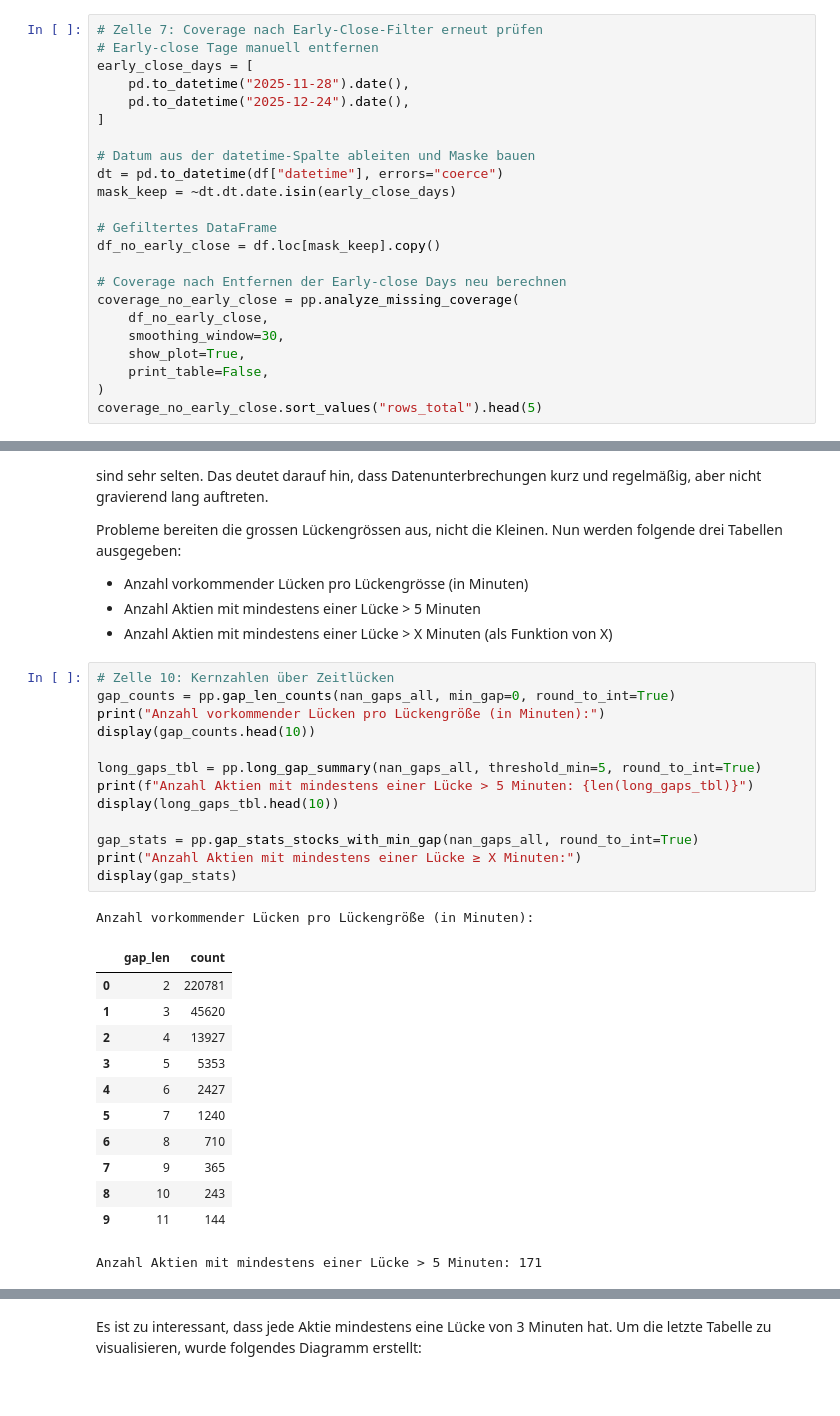
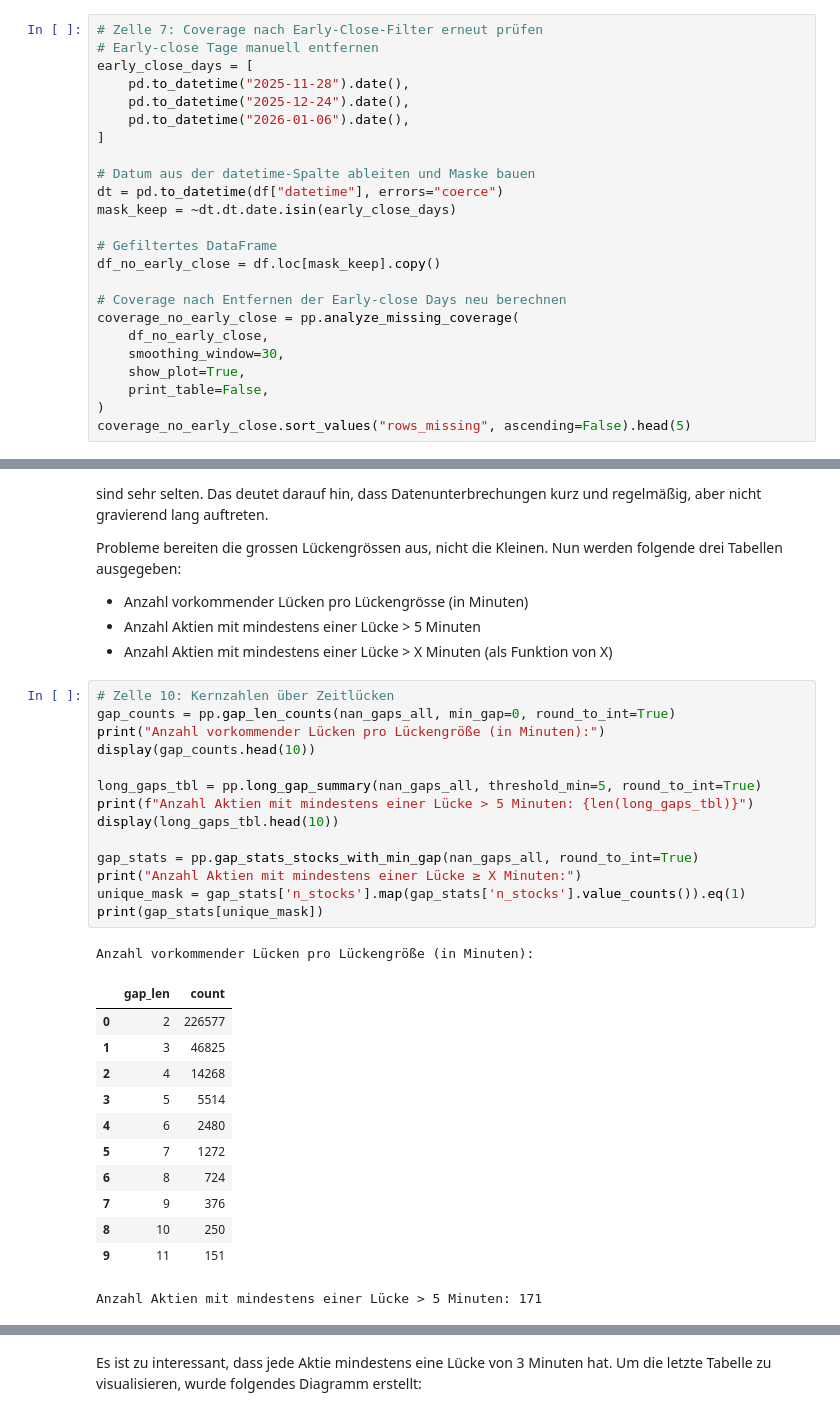
Before and after one commit to RyanMikus/pairs_trading_ml_hs25, a Jupyter notebook: 03_Preprocessing.ipynb, the cells around one changed output, grey strips where cells are left out. Drawn from its saved outputs; the diff is of its cells as text.

```diff
--- a/03_Preprocessing.ipynb
+++ b/03_Preprocessing.ipynb
@@ -139,6 +142,7 @@ An diesen beiden Tagen schloss der Markt früher. Diese beiden Daten werden aus
 early_close_days = [
     pd.to_datetime("2025-11-28").date(),
     pd.to_datetime("2025-12-24").date(),
+    pd.to_datetime("2026-01-06").date(),
 ]
 
 # Datum aus der datetime-Spalte ableiten und Maske bauen
@@ -155,7 +159,7 @@ coverage_no_early_close = pp.analyze_missing_coverage(
     show_plot=True,
     print_table=False,
 )
-coverage_no_early_close.sort_values("rows_total").head(5)
+coverage_no_early_close.sort_values("rows_missing", ascending=False).head(5)
 # %% [output]
 [figure]
 |  | rows_total | rows_missing | missing_% |
@@ -205,28 +211,29 @@ Probleme bereiten die grossen Lückengrössen aus, nicht die Kleinen. Nun werden
 # %%
 # Zelle 10: Kernzahlen über Zeitlücken
 gap_counts = pp.gap_len_counts(nan_gaps_all, min_gap=0, round_to_int=True)
 print("Anzahl vorkommender Lücken pro Lückengröße (in Minuten):")
 display(gap_counts.head(10))
 
 long_gaps_tbl = pp.long_gap_summary(nan_gaps_all, threshold_min=5, round_to_int=True)
 print(f"Anzahl Aktien mit mindestens einer Lücke > 5 Minuten: {len(long_gaps_tbl)}")
 display(long_gaps_tbl.head(10))
 
 gap_stats = pp.gap_stats_stocks_with_min_gap(nan_gaps_all, round_to_int=True)
 print("Anzahl Aktien mit mindestens einer Lücke ≥ X Minuten:")
-display(gap_stats)
+unique_mask = gap_stats['n_stocks'].map(gap_stats['n_stocks'].value_counts()).eq(1)
+print(gap_stats[unique_mask])
 # %% [output]
 Anzahl vorkommender Lücken pro Lückengröße (in Minuten):
 |  | gap_len | count |
-| 0 | 2 | 220781 |
-| 1 | 3 | 45620 |
-| 2 | 4 | 13927 |
-| 3 | 5 | 5353 |
-| 4 | 6 | 2427 |
-| 5 | 7 | 1240 |
-| 6 | 8 | 710 |
-| 7 | 9 | 365 |
-| 8 | 10 | 243 |
-| 9 | 11 | 144 |
+| 0 | 2 | 226577 |
+| 1 | 3 | 46825 |
+| 2 | 4 | 14268 |
+| 3 | 5 | 5514 |
+| 4 | 6 | 2480 |
+| 5 | 7 | 1272 |
+| 6 | 8 | 724 |
+| 7 | 9 | 376 |
+| 8 | 10 | 250 |
+| 9 | 11 | 151 |
 Anzahl Aktien mit mindestens einer Lücke > 5 Minuten: 171
 |  | symbol | n_gaps | max_gap |
```
Also changed, not shown: parts of 22 cells of this notebook, 1 other file.
